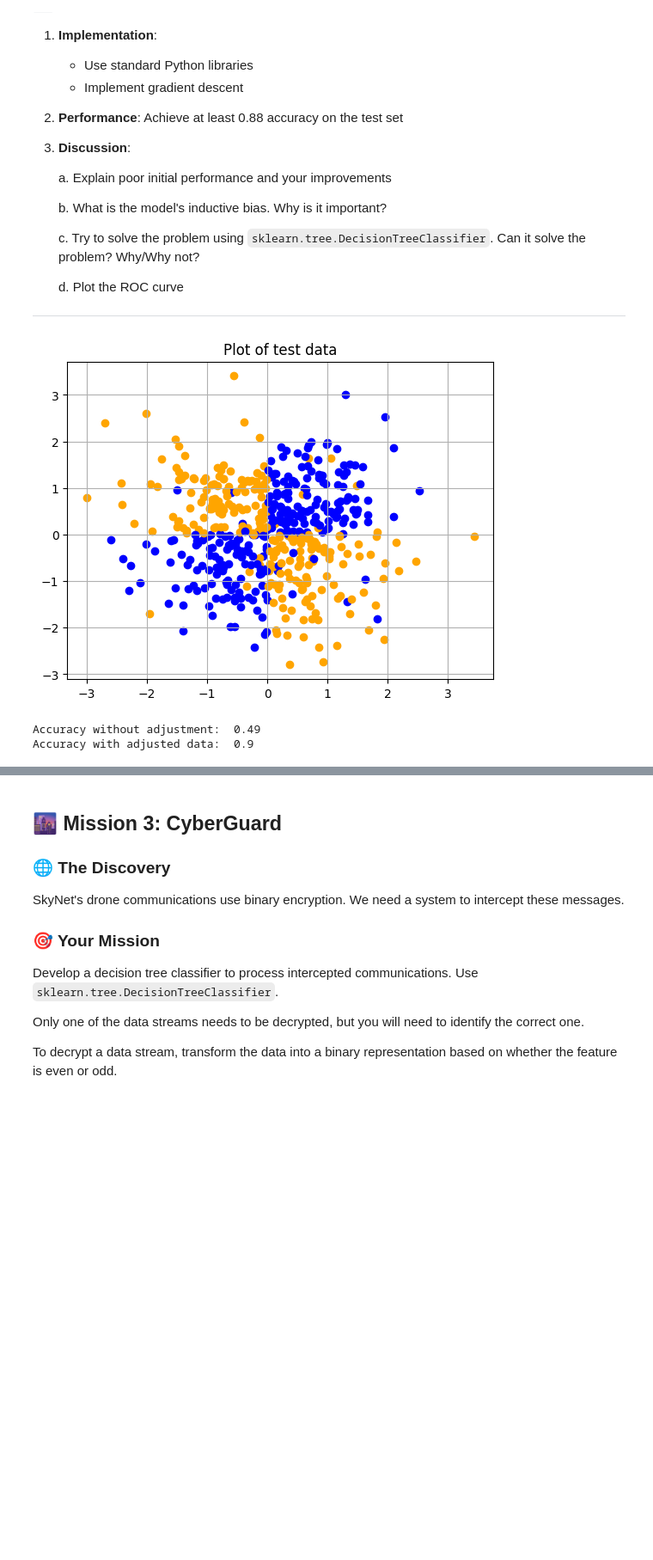
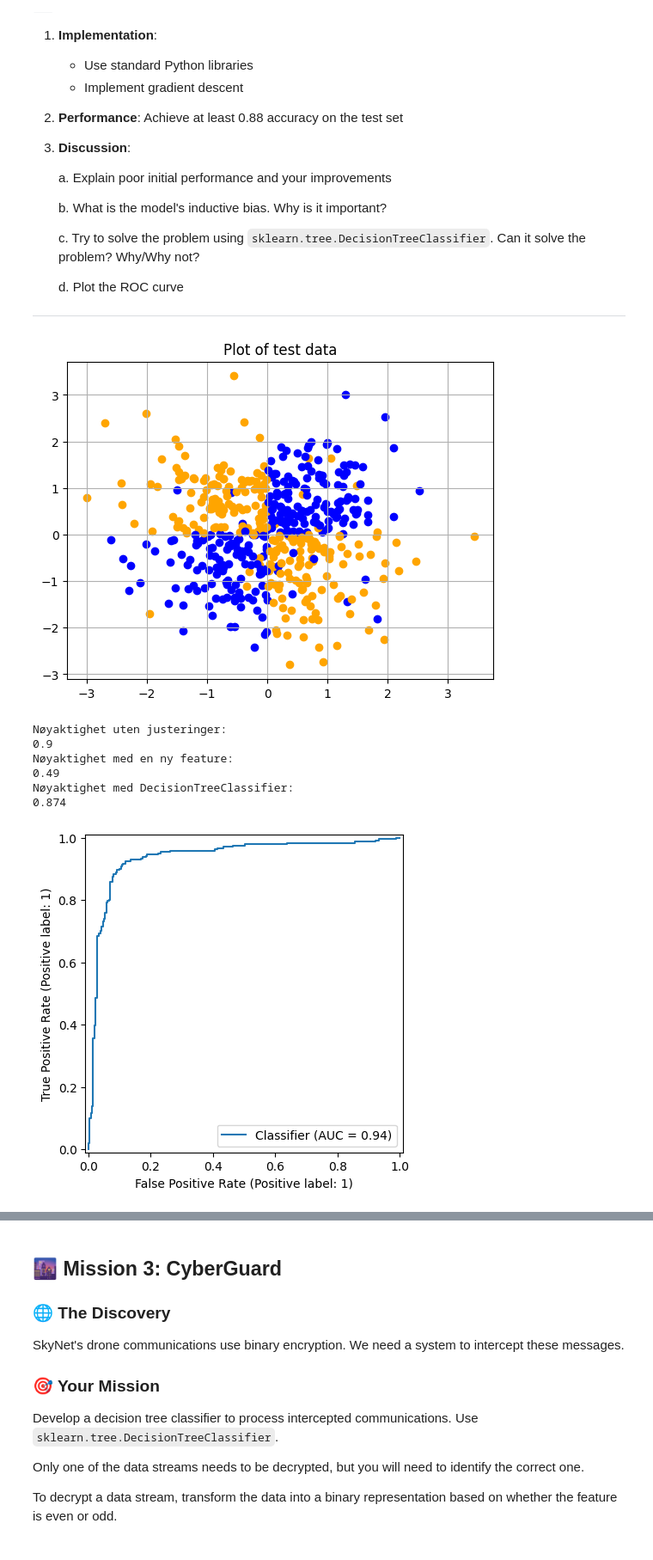
Before and after one commit to baardby/Intro-To-ML-Assignment-1, a Jupyter notebook: assignment1/Chapter_1.ipynb, the cells around one changed output, grey strips where cells are left out. Shown: that part at 86% size. Cells and saved outputs as stored; diff of their text form; code cells hidden in the pictures; blank space fills up the shorter version.

Commit message:
Finished mission 2

```diff
--- a/assignment1/Chapter_1.ipynb
+++ b/assignment1/Chapter_1.ipynb
@@ -143,38 +146,70 @@ We've intercepted two types of signals that may determine SkyNet's next moves.
 # %%
 data = pd.read_csv('mission2.csv')
 train = data[data['split'] == 'train']
 test = data[data['split'] == 'test']
 
 from logisitc_regression import LogisticRegression
 
 lg_adjusted = LogisticRegression()
 lg_adjusted.fit_lg(train, 2)
 
 lg_not_adjusted = LogisticRegression()
 lg_not_adjusted.fit_lg(train, 0)
 
 x0 = test[['x0']].to_numpy()
 x1 = test[['x1']].to_numpy()
 
 y = test['y'].to_numpy()
-y_adjusted = np.array(lg_adjusted.predict_lg(test, 2))
-y_not_adjusted = np.array(lg_not_adjusted.predict_lg(test, 0))
+#y_adjusted = np.array(lg_adjusted.predict_lg(test, 2))
+#y_not_adjusted = np.array(lg_not_adjusted.predict_lg(test, 0))
 
 for i in range(len(y)):
     if y[i] == 0:
         plt.scatter(x0[i], x1[i], c='blue', label='Negative class')
     else:
         plt.scatter(x0[i], x1[i], c='orange', label='Positive class')
 plt.grid(True)
 plt.title('Plot of test data')
 plt.show()
 
-print('Accuracy without adjustment: ', np.mean(y == y_not_adjusted))
-print('Accuracy with adjusted data: ', np.mean(y == y_adjusted))
+"""
+epochList = np.arange(0, lg_adjusted.epochs, 1)
+plt.xlabel('Epoker')
+plt.ylabel('Tapsfunksjon')
+plt.title('Plott av tapsfunksjon over læringsepokene')
+plt.grid(True)
+plt.plot(epochList, lg_adjusted.losses, label='Loss')
+plt.show()
+print(lg_adjusted.losses[999])
+"""
+
+print('Nøyaktighet uten justeringer:')
+y_adjusted = np.array(lg_adjusted.predict_lg(test, 2))
+print('Nøyaktighet med en ny feature:')
+y_not_adjusted = np.array(lg_not_adjusted.predict_lg(test, 0))
+
+from sklearn.tree import DecisionTreeClassifier
+
+mission2Tree = DecisionTreeClassifier(max_features=2)
+mission2Tree.fit(train[['x0', 'x1']], train[['y']])
+y_tree_pred = mission2Tree.predict(test[['x0', 'x1']])
+
+print("Nøyaktighet med DecisionTreeClassifier:")
+print(np.mean(y == y_tree_pred))
+
+from sklearn.metrics import RocCurveDisplay
+
+RocCurveDisplay.from_predictions(y, y_adjusted)
+plt.show()
 # %% [output]
 [figure]
-Accuracy without adjustment:  0.49
-Accuracy with adjusted data:  0.9
+Nøyaktighet uten justeringer:
+0.9
+Nøyaktighet med en ny feature:
+0.49
+Nøyaktighet med DecisionTreeClassifier:
+0.874
+[figure, added]
 # %% [markdown]
 Oppgave 3
 
```
Also changed, not shown: parts of 4 cells of this notebook, 1 other file.
